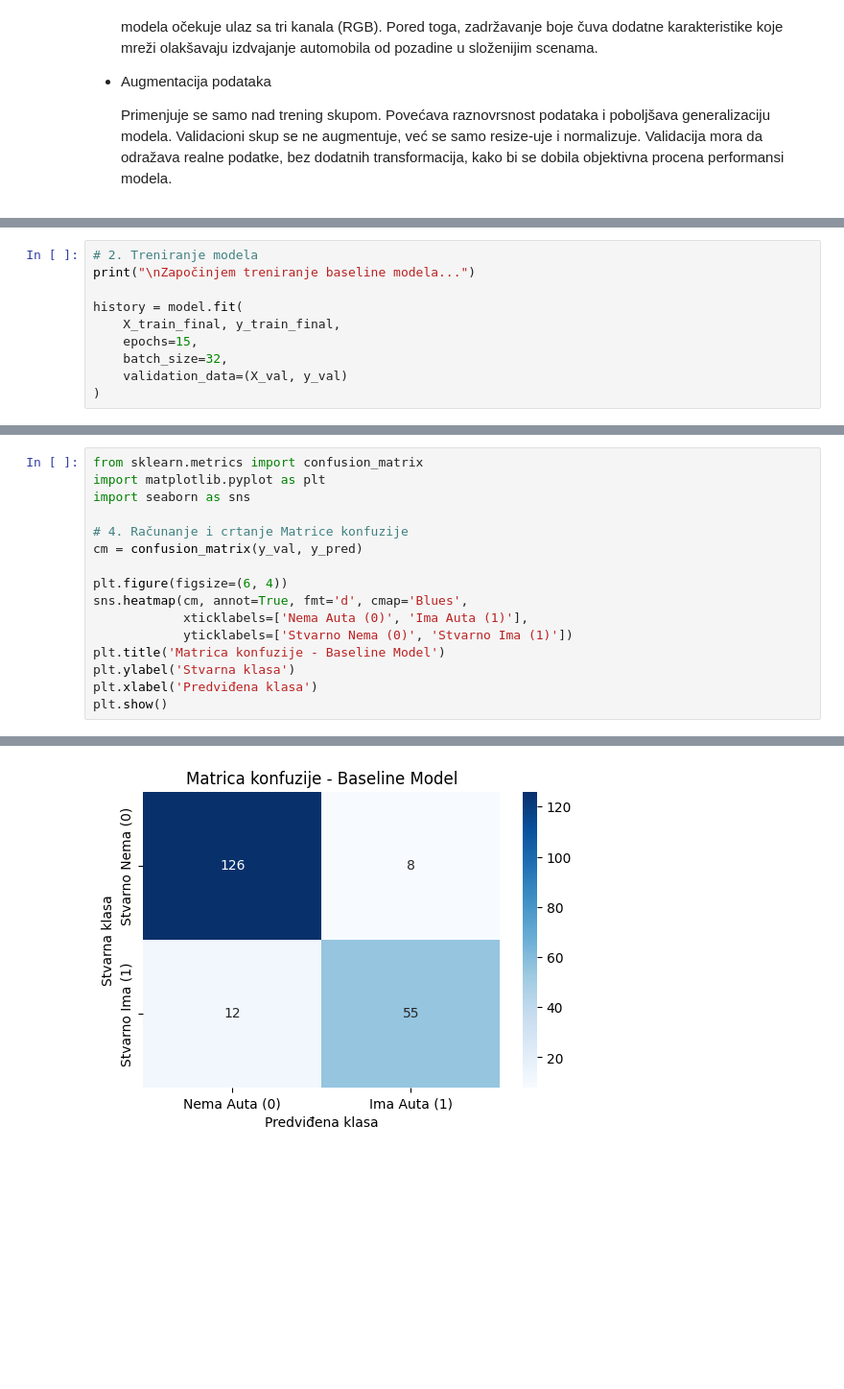
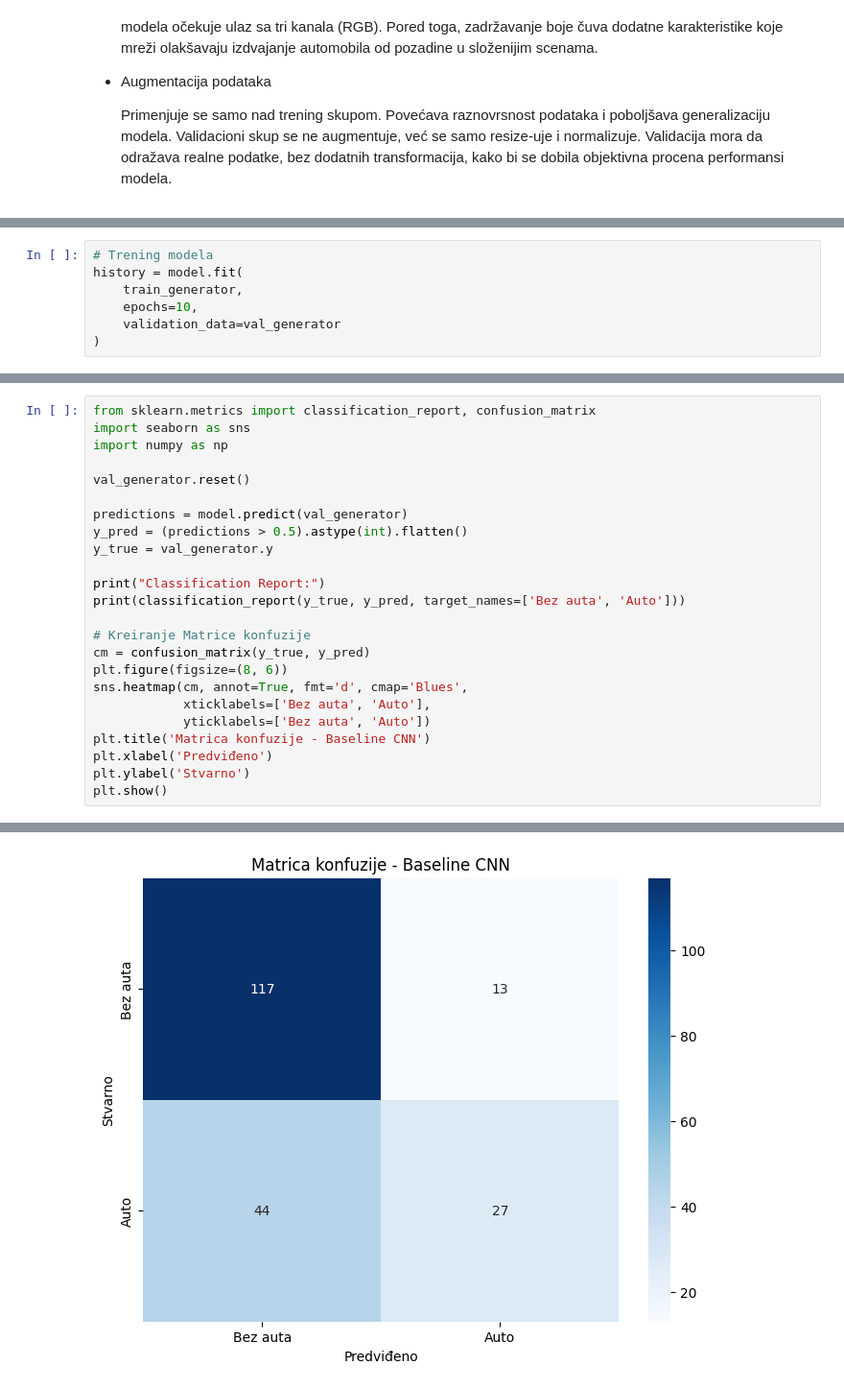
Before and after one commit to andrijanamilijancevic/PPPO-Detekcija-automobila-IT21-2022, a Jupyter notebook: DrugaKontrolnaTacka.ipynb, the cells around one changed output, grey strips where cells are left out. Shown at 96% size. Saved outputs shown, nothing was run; the diff lists cells and outputs as text; blank space fills up the shorter version.

```diff
--- a/DrugaKontrolnaTacka.ipynb
+++ b/DrugaKontrolnaTacka.ipynb
@@ -463,10 +531,0 @@ Model je treniran kroz 15 epoha nad augmentovanim trening skupom. Tokom svake ep
-# %%
-# 2. Treniranje modela
-print("\nZapočinjem treniranje baseline modela...")
-
-history = model.fit(
-    X_train_final, y_train_final,
-    epochs=15,
-    batch_size=32,
-    validation_data=(X_val, y_val)
-)
@@ -531,0 +544,7 @@ Kako bi se stekao detaljniji uvid u to gde model greši, iscrtana je Matrica kon
+# %%
+# Trening modela
+history = model.fit(
+    train_generator,
+    epochs=10,
+    validation_data=val_generator
+)
@@ -532,17 +613,25 @@ Kako bi se stekao detaljniji uvid u to gde model greši, iscrtana je Matrica kon
 # %%
-from sklearn.metrics import confusion_matrix
-import matplotlib.pyplot as plt
+from sklearn.metrics import classification_report, confusion_matrix
 import seaborn as sns
+import numpy as np
 
-# 4. Računanje i crtanje Matrice konfuzije
-cm = confusion_matrix(y_val, y_pred)
+val_generator.reset()
 
-plt.figure(figsize=(6, 4))
+predictions = model.predict(val_generator)
+y_pred = (predictions > 0.5).astype(int).flatten()
+y_true = val_generator.y
+
+print("Classification Report:")
+print(classification_report(y_true, y_pred, target_names=['Bez auta', 'Auto']))
+
+# Kreiranje Matrice konfuzije
+cm = confusion_matrix(y_true, y_pred)
+plt.figure(figsize=(8, 6))
 sns.heatmap(cm, annot=True, fmt='d', cmap='Blues',
-            xticklabels=['Nema Auta (0)', 'Ima Auta (1)'],
-            yticklabels=['Stvarno Nema (0)', 'Stvarno Ima (1)'])
-plt.title('Matrica konfuzije - Baseline Model')
-plt.ylabel('Stvarna klasa')
-plt.xlabel('Predviđena klasa')
+            xticklabels=['Bez auta', 'Auto'],
+            yticklabels=['Bez auta', 'Auto'])
+plt.title('Matrica konfuzije - Baseline CNN')
+plt.xlabel('Predviđeno')
+plt.ylabel('Stvarno')
 plt.show()
 # %% [output]
@@ -549 +648 @@ plt.show()
-[figure, old version]
+[figure, new version]
```
Also changed, not shown: parts of 36 cells of this notebook.
